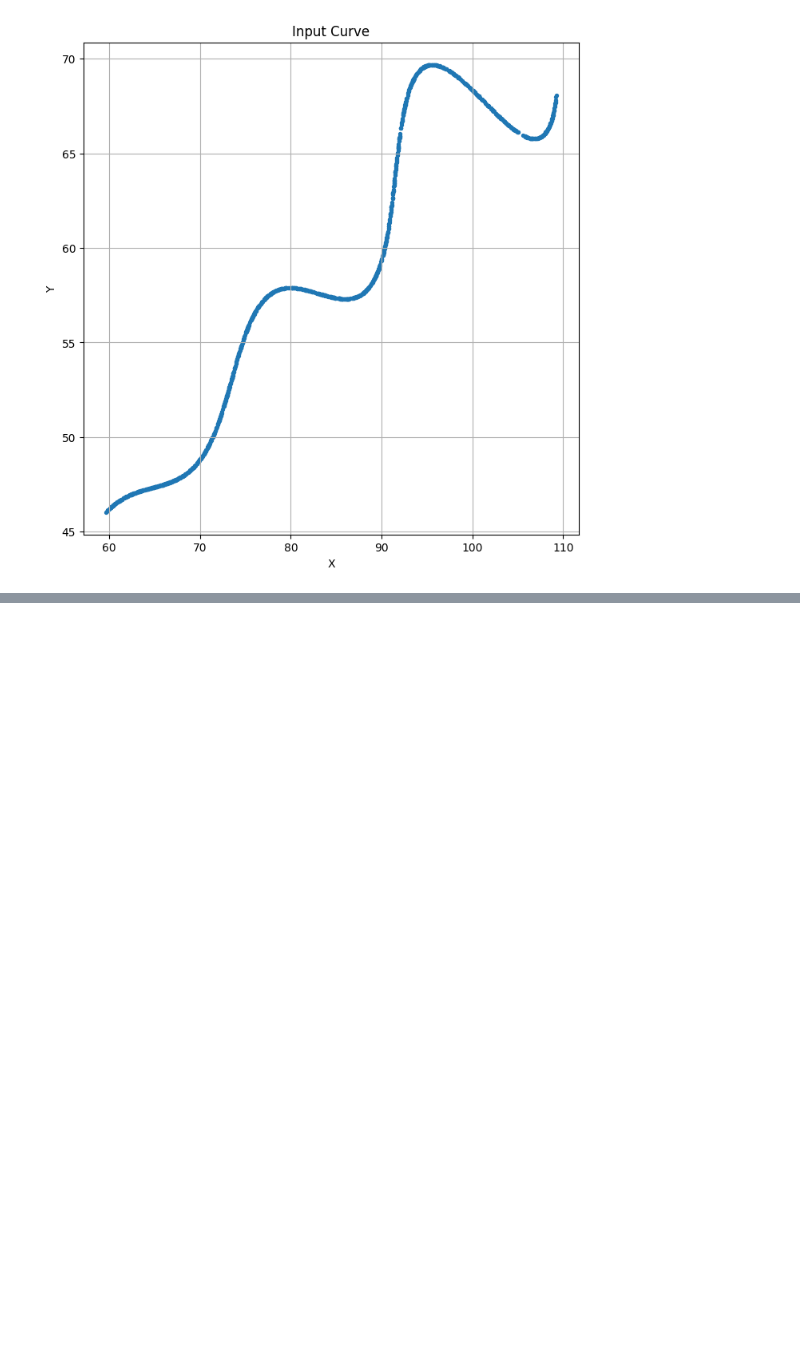
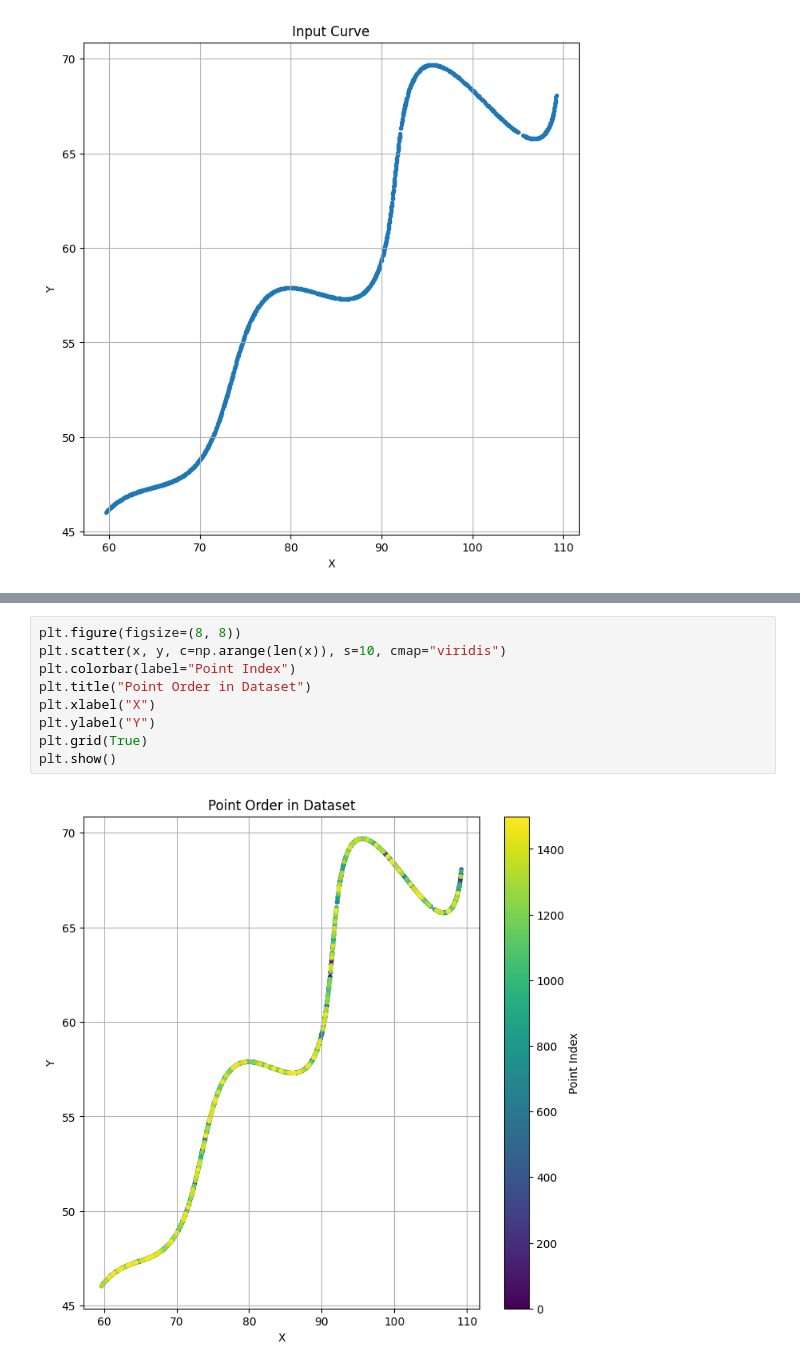
Before and after one commit to VikasiniS37/FLAMAPP_ASSIGNMENT, a Jupyter notebook: src/main.ipynb, the cells around one changed output, grey strips where cells are left out. Cells and saved outputs as stored; diff of their text form; blank space fills up the shorter version.

```diff
--- a/src/main.ipynb
+++ b/src/main.ipynb
@@ -171,0 +260,11 @@ plt.show()
+# %%
+plt.figure(figsize=(8, 8))
+plt.scatter(x, y, c=np.arange(len(x)), s=10, cmap="viridis")
+plt.colorbar(label="Point Index")
+plt.title("Point Order in Dataset")
+plt.xlabel("X")
+plt.ylabel("Y")
+plt.grid(True)
+plt.show()
+# %% [output]
+[figure, added]
```
Also changed, not shown: parts of 12 cells of this notebook.
